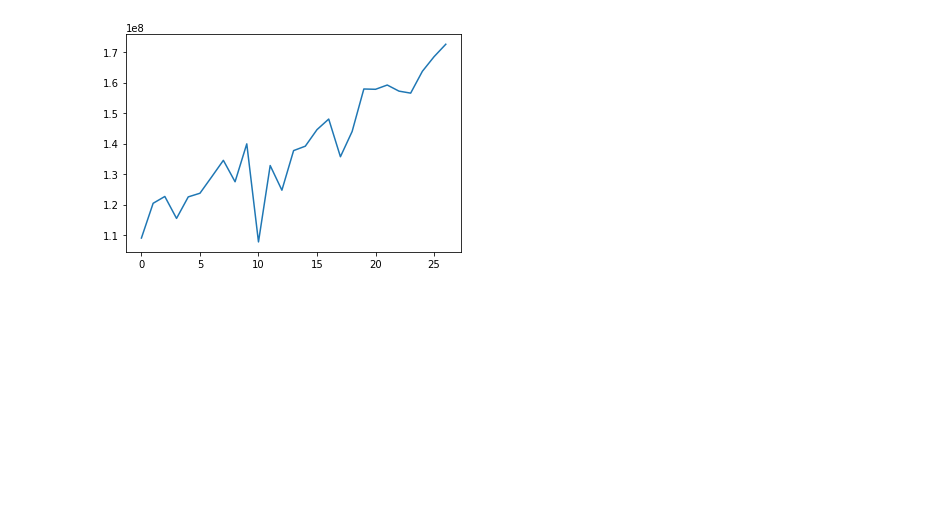
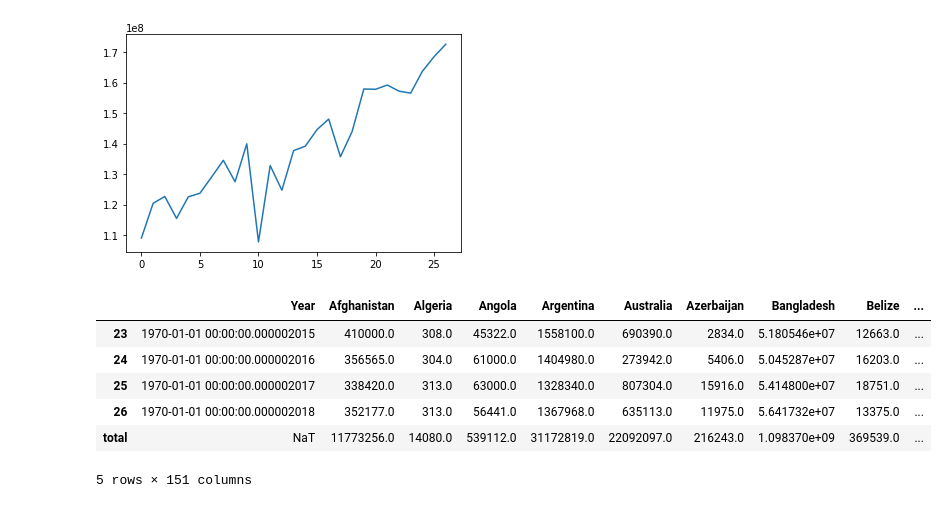
Before and after one commit to vishalgardas/FAO, a Jupyter notebook: FAO.ipynb, the cells around one changed output. Drawn from its saved outputs; the diff is of its cells as text; code cells hidden in the pictures; blank space fills up the shorter version.

```diff
--- a/FAO.ipynb
+++ b/FAO.ipynb
@@ -353,5 +353,6 @@ df4.iloc[:, 91:102]
 # %%
 df4.columns = df.columns
+df4['Year'] = pd.to_datetime(df4['Year'])
 df4.iloc[:, 91:102]
 # %% [output]
 |  | Russian Federation | Rwanda | Senegal | Sierra Leone | Solomon Islands | Somalia | South Africa | Spain | ... |
@@ -376,3 +377,15 @@ plt.plot(df4['India'])
 # %% [output]
 [<matplotlib.lines.Line2D at 0x...>]
 [figure]
+# %%
+df4.loc['total'] = df4.select_dtypes(pd.np.number).sum()
+# %%
+df4.tail()
+# %% [output]
+|  | Year | Afghanistan | Algeria | Angola | Argentina | Australia | Azerbaijan | Bangladesh | Belize | ... |
+| 23 | 1970-01-01 00:00:00.000002015 | 410000.0 | 308.0 | 45322.0 | 1558100.0 | 690390.0 | 2834.0 | 5.180546e+07 | 12663.0 | ... |
+| 24 | 1970-01-01 00:00:00.000002016 | 356565.0 | 304.0 | 61000.0 | 1404980.0 | 273942.0 | 5406.0 | 5.045287e+07 | 16203.0 | ... |
+| 25 | 1970-01-01 00:00:00.000002017 | 338420.0 | 313.0 | 63000.0 | 1328340.0 | 807304.0 | 15916.0 | 5.414800e+07 | 18751.0 | ... |
+| 26 | 1970-01-01 00:00:00.000002018 | 352177.0 | 313.0 | 56441.0 | 1367968.0 | 635113.0 | 11975.0 | 5.641732e+07 | 13375.0 | ... |
+| total | NaT | 11773256.0 | 14080.0 | 539112.0 | 31172819.0 | 22092097.0 | 216243.0 | 1.098370e+09 | 369539.0 | ... |
+5 rows × 151 columns
```
Also changed, not shown: parts of 1 cell of this notebook.
